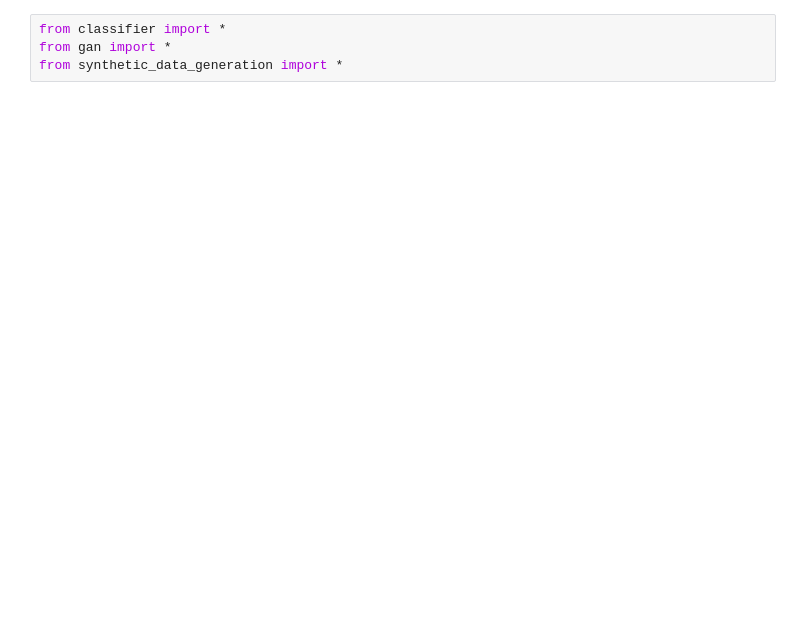
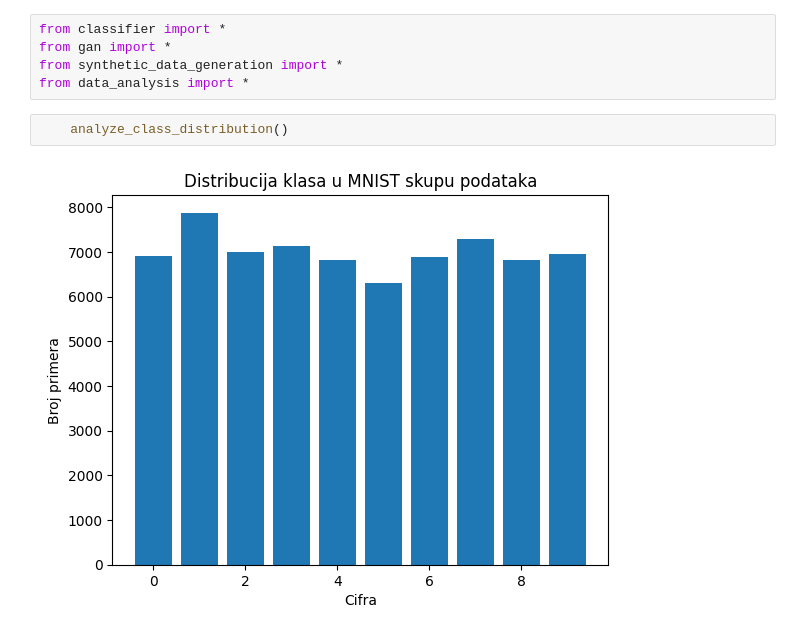
Before and after one commit to FoRPoP/GAN-Based-Image-Data-Augmentation, a Jupyter notebook: 1.ipynb, the cells around one changed output. Cells and saved outputs as stored; diff of their text form; blank space fills up the shorter version.

```diff
--- a/1.ipynb
+++ b/1.ipynb
@@ -2,3 +2,8 @@
 from classifier import *
 from gan import *
 from synthetic_data_generation import *
+from data_analysis import *
+# %%
+    analyze_class_distribution()
+# %% [output]
+[figure, added]
```
Also changed, not shown: parts of 2 cells of this notebook.
